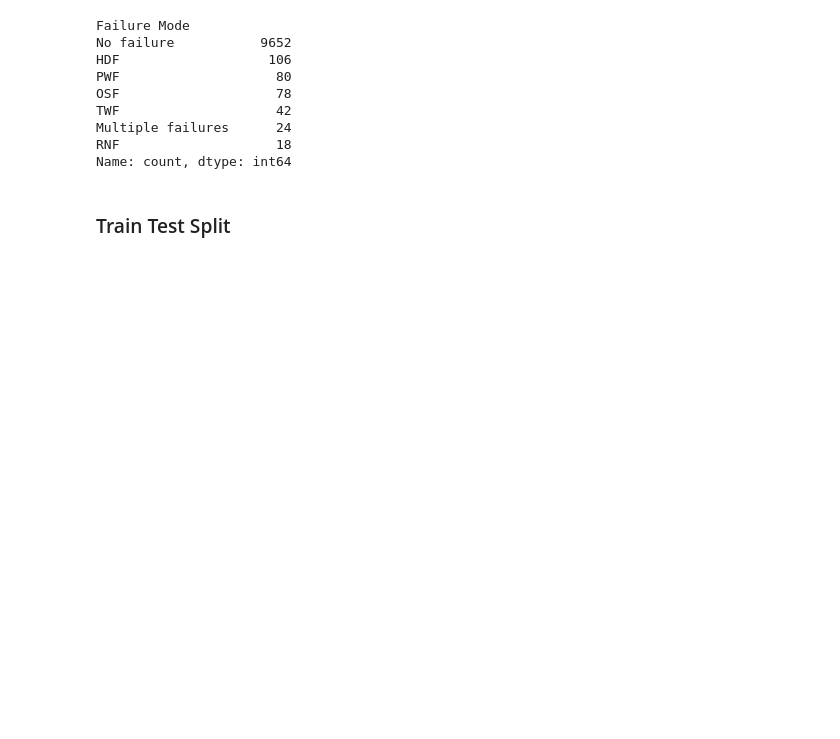
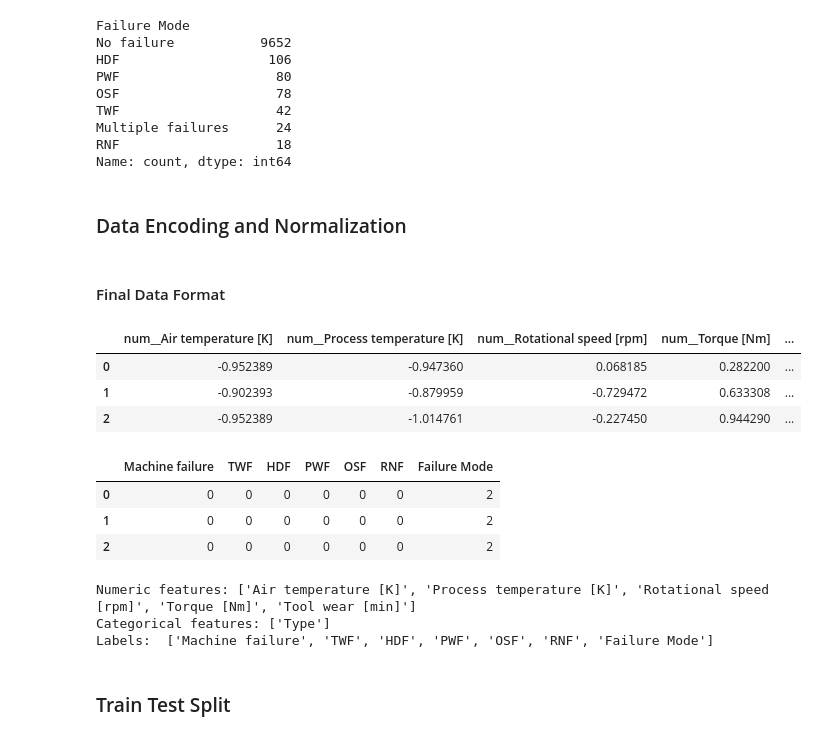
Before and after one commit to ascharie/CS349---Group8, a Jupyter notebook: Final Project/Main.ipynb, the cells around one changed output. Cells and saved outputs as stored; diff of their text form; code cells hidden in the pictures; blank space fills up the shorter version.

```diff
--- a/Final Project/Main.ipynb
+++ b/Final Project/Main.ipynb
@@ -114,3 +126,5 @@ TWF                    42
 Multiple failures      24
 RNF                    18
 Name: count, dtype: int64
+# %% [markdown]
+### Data Encoding and Normalization
@@ -117,3 +145,23 @@ Name: count, dtype: int64
+# %% [markdown]
+#### Final Data Format
+# %%
+display(X.head(3))
+display(y.head(3))
+print('Numeric features:', numeric_features)
+print('Categorical features:', categorical_features)
+print('Labels: ', labels)
+# %% [output]
+|  | num__Air temperature [K] | num__Process temperature [K] | num__Rotational speed [rpm] | num__Torque [Nm] | ... |
+| 0 | -0.952389 | -0.947360 | 0.068185 | 0.282200 | ... |
+| 1 | -0.902393 | -0.879959 | -0.729472 | 0.633308 | ... |
+| 2 | -0.952389 | -1.014761 | -0.227450 | 0.944290 | ... |
+|  | Machine failure | TWF | HDF | PWF | OSF | RNF | Failure Mode |
+| 0 | 0 | 0 | 0 | 0 | 0 | 0 | 2 |
+| 1 | 0 | 0 | 0 | 0 | 0 | 0 | 2 |
+| 2 | 0 | 0 | 0 | 0 | 0 | 0 | 2 |
+Numeric features: ['Air temperature [K]', 'Process temperature [K]', 'Rotational speed [rpm]', 'Torque [Nm]', 'Tool wear [min]']
+Categorical features: ['Type']
+Labels:  ['Machine failure', 'TWF', 'HDF', 'PWF', 'OSF', 'RNF', 'Failure Mode']
 # %% [markdown]
 ### Train Test Split
 # %%
```
Also changed, not shown: parts of 18 cells of this notebook, 1 other file.
